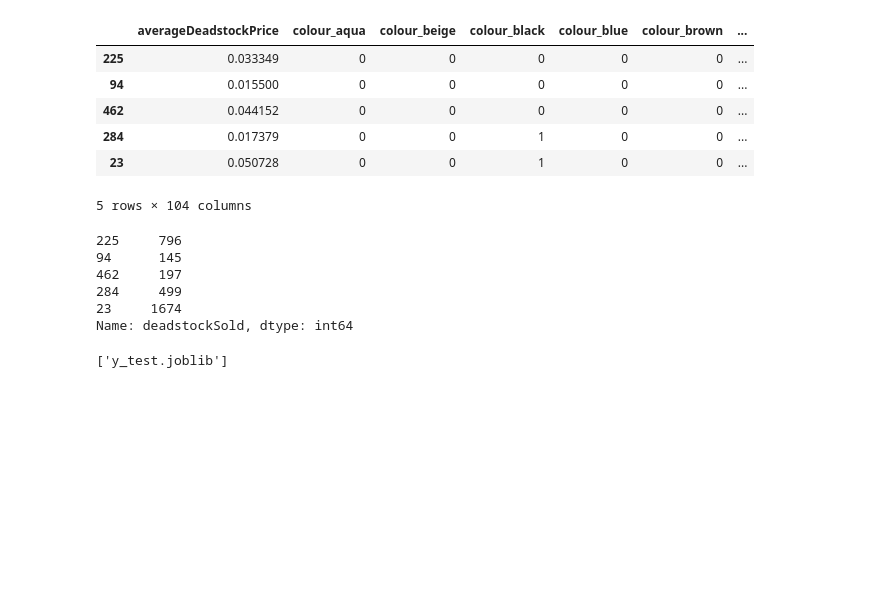
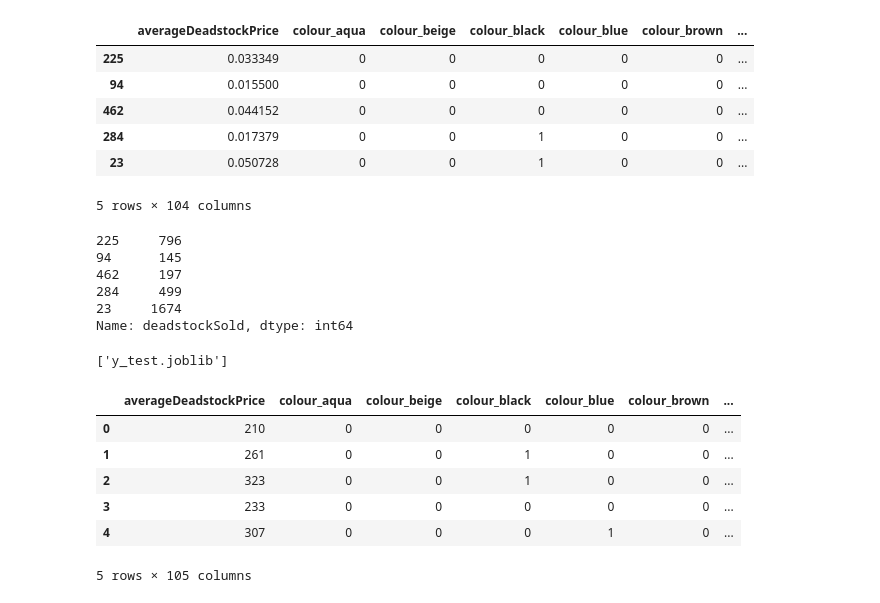
Before and after one commit to tpgmartin/shoe_ml_evaluator, a Jupyter notebook: lib/Datasets.ipynb, the cells around one changed output. Drawn from its saved outputs; the diff is of its cells as text; code cells hidden in the pictures; blank space fills up the shorter version.

```diff
--- a/lib/Datasets.ipynb
+++ b/lib/Datasets.ipynb
@@ -187,3 +187,13 @@ dump(X_test, "X_test.joblib")
 dump(y_test, "y_test.joblib")
 # %% [output]
 ['y_test.joblib']
+# %%
+df.head()
+# %% [output]
+|  | averageDeadstockPrice | colour_aqua | colour_beige | colour_black | colour_blue | colour_brown | ... |
+| 0 | 210 | 0 | 0 | 0 | 0 | 0 | ... |
+| 1 | 261 | 0 | 0 | 1 | 0 | 0 | ... |
+| 2 | 323 | 0 | 0 | 1 | 0 | 0 | ... |
+| 3 | 233 | 0 | 0 | 0 | 0 | 0 | ... |
+| 4 | 307 | 0 | 0 | 0 | 1 | 0 | ... |
+5 rows × 105 columns
```
Also changed, not shown: 3 other files.
